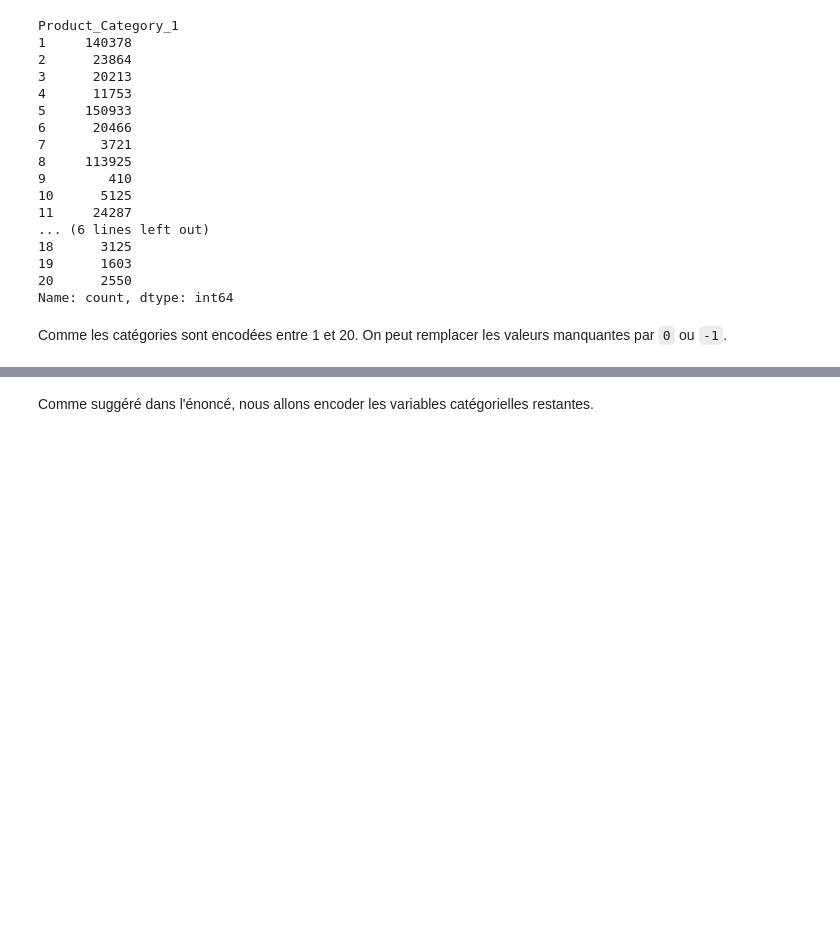
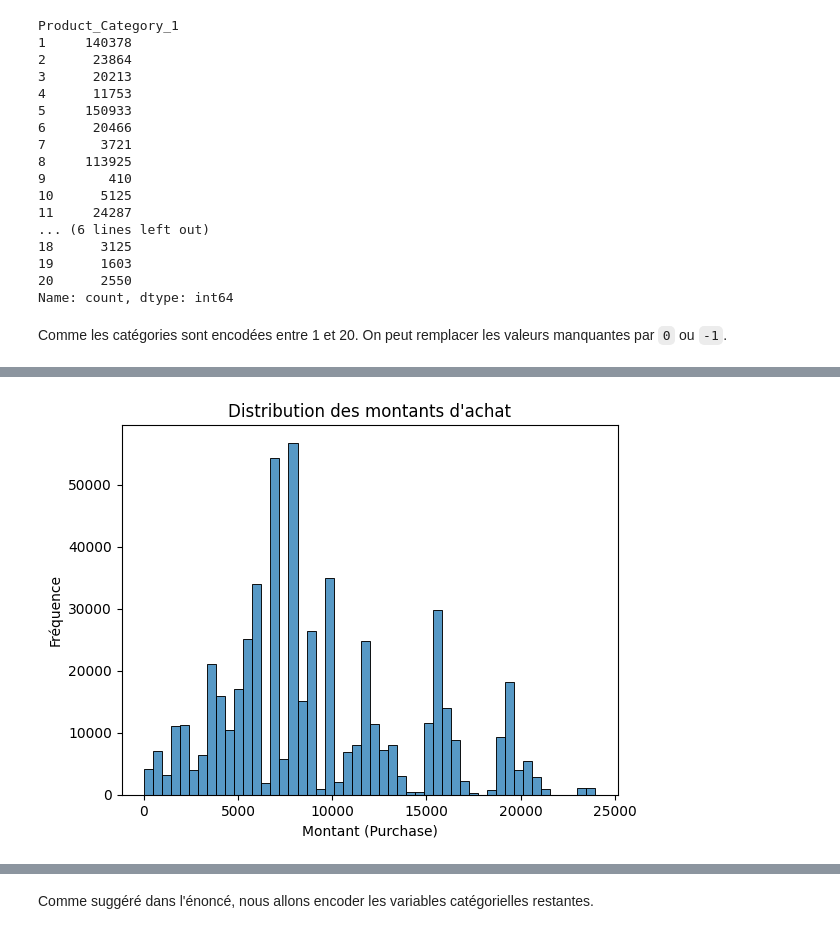
Before and after one commit to M2SDD/projet-cloud, a Jupyter notebook: 1-exploration_ingestion.ipynb, the cells around one changed output, grey strips where cells are left out. Drawn from its saved outputs; the diff is of its cells as text; code cells hidden in the pictures; blank space fills up the shorter version.

```diff
--- a/1-exploration_ingestion.ipynb
+++ b/1-exploration_ingestion.ipynb
@@ -194,0 +236,8 @@ df[
+# %%
+# Histogramme des montants d’achat
+sns.histplot(data=df, x="Purchase", bins=50)
+plt.title("Distribution des montants d'achat")
+plt.xlabel("Montant (Purchase)")
+plt.ylabel("Fréquence");
+# %% [output]
+[figure, added]
```
Also changed, not shown: parts of 37 cells of this notebook, 16 other files.
